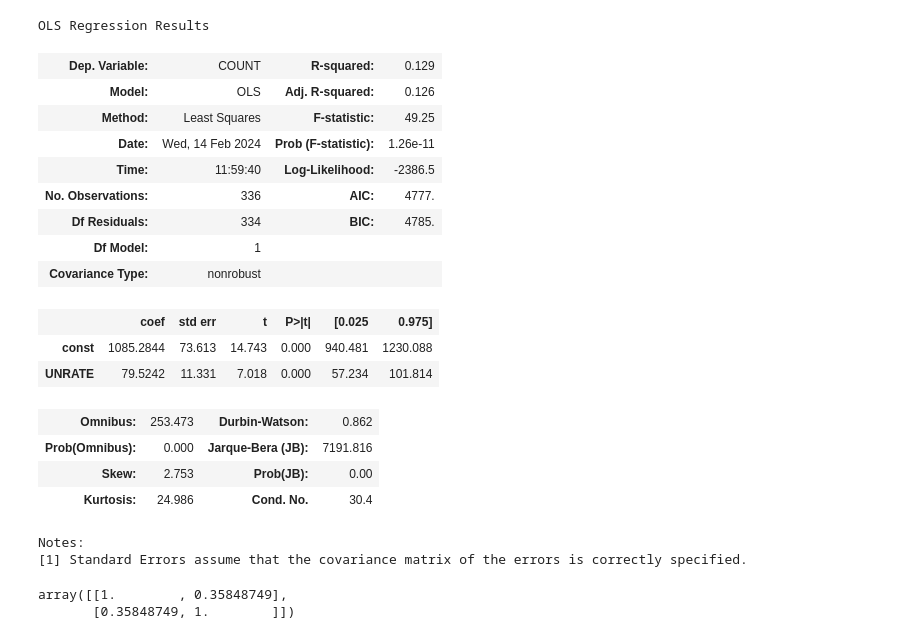
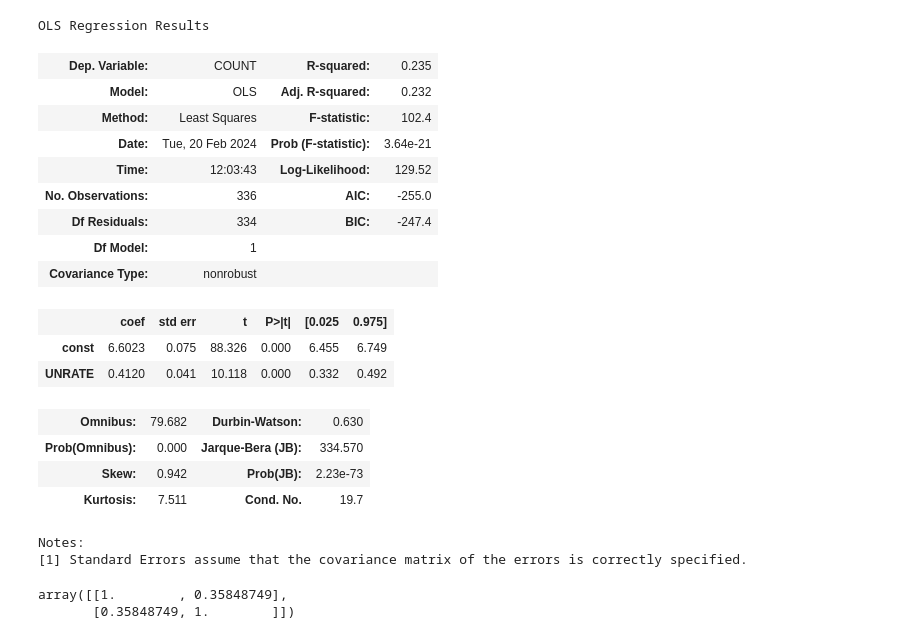
Before and after one commit to parleon/evo_eco, a Jupyter notebook: Assignment/A1.ipynb, the cells around one changed output. Cells and saved outputs as stored; diff of their text form; code cells hidden in the pictures.

```diff
--- a/Assignment/A1.ipynb
+++ b/Assignment/A1.ipynb
@@ -40,3 +59,11 @@ unemployment.drop(columns=["DATE"], inplace=True)
 ts = ts.join(unemployment, how="left")
 
 ts.dropna(inplace=True)
+# %%
+x = np.log(ts["UNRATE"])
+
+x = sm.add_constant(x)
+
+y = np.log(ts["IN_FAMILY"])
+
+sm.OLS(y, x).fit().summary()
@@ -43,29 +90,29 @@ ts.dropna(inplace=True)
 # %%
-x = ts["UNRATE"]
+x = np.log(ts["UNRATE"])
 
 x = sm.add_constant(x)
 
-y = ts["COUNT"]
+y = np.log(ts["COUNT"])
 
 sm.OLS(y, x).fit().summary()
 # %% [output]
 OLS Regression Results
-| Dep. Variable: | COUNT | R-squared: | 0.129 |
-| Model: | OLS | Adj. R-squared: | 0.126 |
-| Method: | Least Squares | F-statistic: | 49.25 |
-| Date: | Wed, 14 Feb 2024 | Prob (F-statistic): | 1.26e-11 |
-| Time: | 11:59:40 | Log-Likelihood: | -2386.5 |
-| No. Observations: | 336 | AIC: | 4777. |
-| Df Residuals: | 334 | BIC: | 4785. |
+| Dep. Variable: | COUNT | R-squared: | 0.235 |
+| Model: | OLS | Adj. R-squared: | 0.232 |
+| Method: | Least Squares | F-statistic: | 102.4 |
+| Date: | Tue, 20 Feb 2024 | Prob (F-statistic): | 3.64e-21 |
+| Time: | 12:03:43 | Log-Likelihood: | 129.52 |
+| No. Observations: | 336 | AIC: | -255.0 |
+| Df Residuals: | 334 | BIC: | -247.4 |
 | Df Model: | 1 |  |  |
 | Covariance Type: | nonrobust |  |  |
 |  | coef | std err | t | P>|t| | [0.025 | 0.975] |
-| const | 1085.2844 | 73.613 | 14.743 | 0.000 | 940.481 | 1230.088 |
-| UNRATE | 79.5242 | 11.331 | 7.018 | 0.000 | 57.234 | 101.814 |
+| const | 6.6023 | 0.075 | 88.326 | 0.000 | 6.455 | 6.749 |
+| UNRATE | 0.4120 | 0.041 | 10.118 | 0.000 | 0.332 | 0.492 |
-| Omnibus: | 253.473 | Durbin-Watson: | 0.862 |
-| Prob(Omnibus): | 0.000 | Jarque-Bera (JB): | 7191.816 |
-| Skew: | 2.753 | Prob(JB): | 0.00 |
-| Kurtosis: | 24.986 | Cond. No. | 30.4 |
+| Omnibus: | 79.682 | Durbin-Watson: | 0.630 |
+| Prob(Omnibus): | 0.000 | Jarque-Bera (JB): | 334.570 |
+| Skew: | 0.942 | Prob(JB): | 2.23e-73 |
+| Kurtosis: | 7.511 | Cond. No. | 19.7 |
 Notes:
 [1] Standard Errors assume that the covariance matrix of the errors is correctly specified.
 # %%
```
Also changed, not shown: parts of 4 cells of this notebook, 7 other files.
